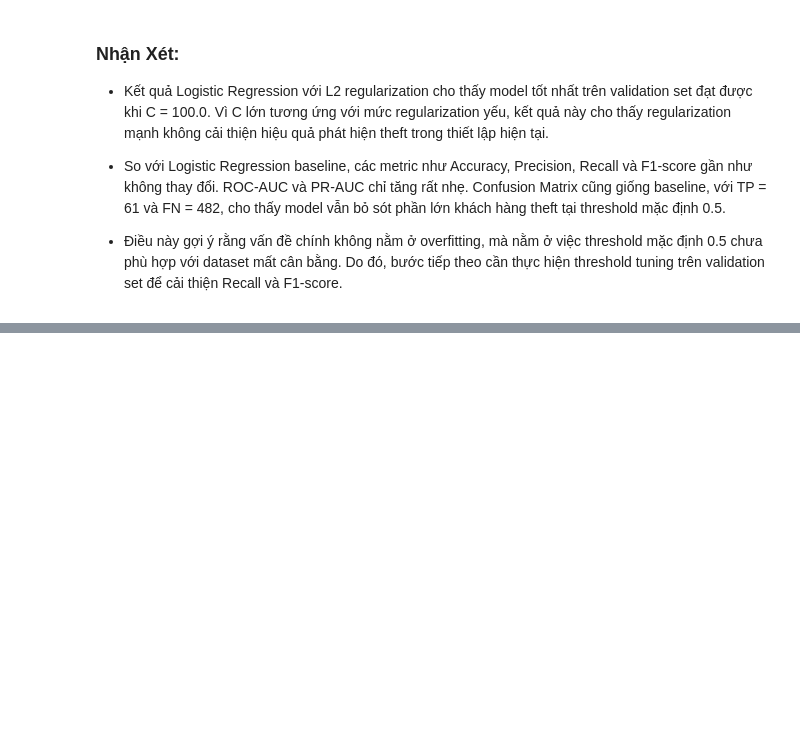
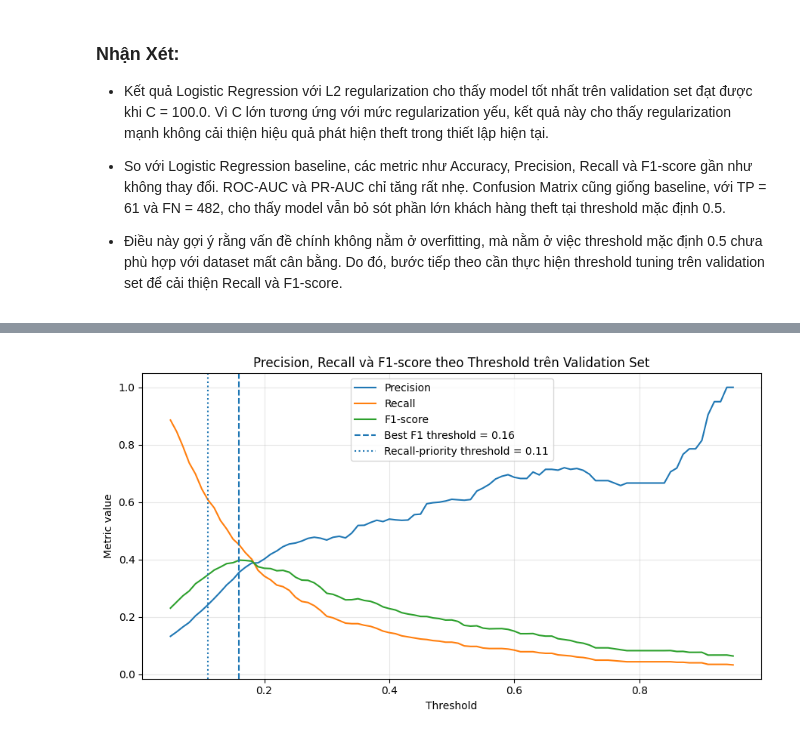
Before and after one commit to longzu-ComputerScience/CS114----ML-Project---Energy-Theft-Detection, a Jupyter notebook: notebooks/model_training_quoc_thai.ipynb, the cells around one changed output, grey strips where cells are left out. Cells and saved outputs as stored; diff of their text form; code cells hidden in the pictures; blank space fills up the shorter version.

Commit message:
Add validation threshold tuning analysis

```diff
--- a/notebooks/model_training_quoc_thai.ipynb
+++ b/notebooks/model_training_quoc_thai.ipynb
@@ -667,0 +842,44 @@ l2_best_val_cm = plot_confusion_matrix_custom(
+# %%
+# 11.6. Vẽ Precision, Recall và F1-score theo threshold
+
+plt.figure(figsize=(9, 5))
+
+plt.plot(
+    threshold_results_df["threshold"],
+    threshold_results_df["precision"],
+    label="Precision",
+)
+
+plt.plot(
+    threshold_results_df["threshold"], threshold_results_df["recall"], label="Recall"
+)
+
+plt.plot(
+    threshold_results_df["threshold"],
+    threshold_results_df["f1_score"],
+    label="F1-score",
+)
+
+# Đánh dấu best F1 threshold.
+plt.axvline(
+    best_f1_threshold,
+    linestyle="--",
+    label=f"Best F1 threshold = {best_f1_threshold:.2f}",
+)
+
+# Đánh dấu recall-prioritized threshold.
+plt.axvline(
+    recall_priority_threshold,
+    linestyle=":",
+    label=f"Recall-priority threshold = {recall_priority_threshold:.2f}",
+)
+
+plt.xlabel("Threshold")
+plt.ylabel("Metric value")
+plt.title("Precision, Recall và F1-score theo Threshold trên Validation Set")
+plt.legend()
+plt.grid(True, alpha=0.3)
+plt.tight_layout()
+plt.show()
+# %% [output]
+[figure, added]
```
Also changed, not shown: parts of 9 cells of this notebook.
